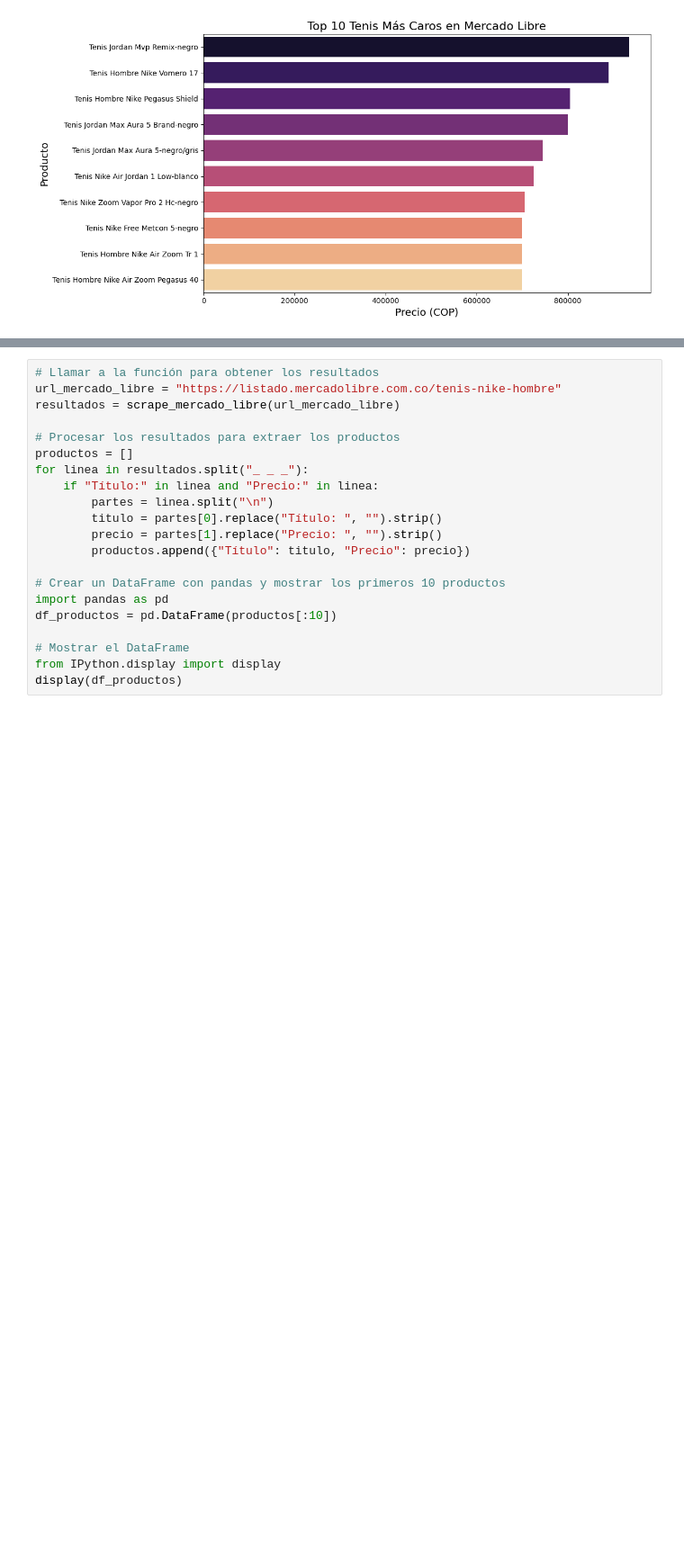
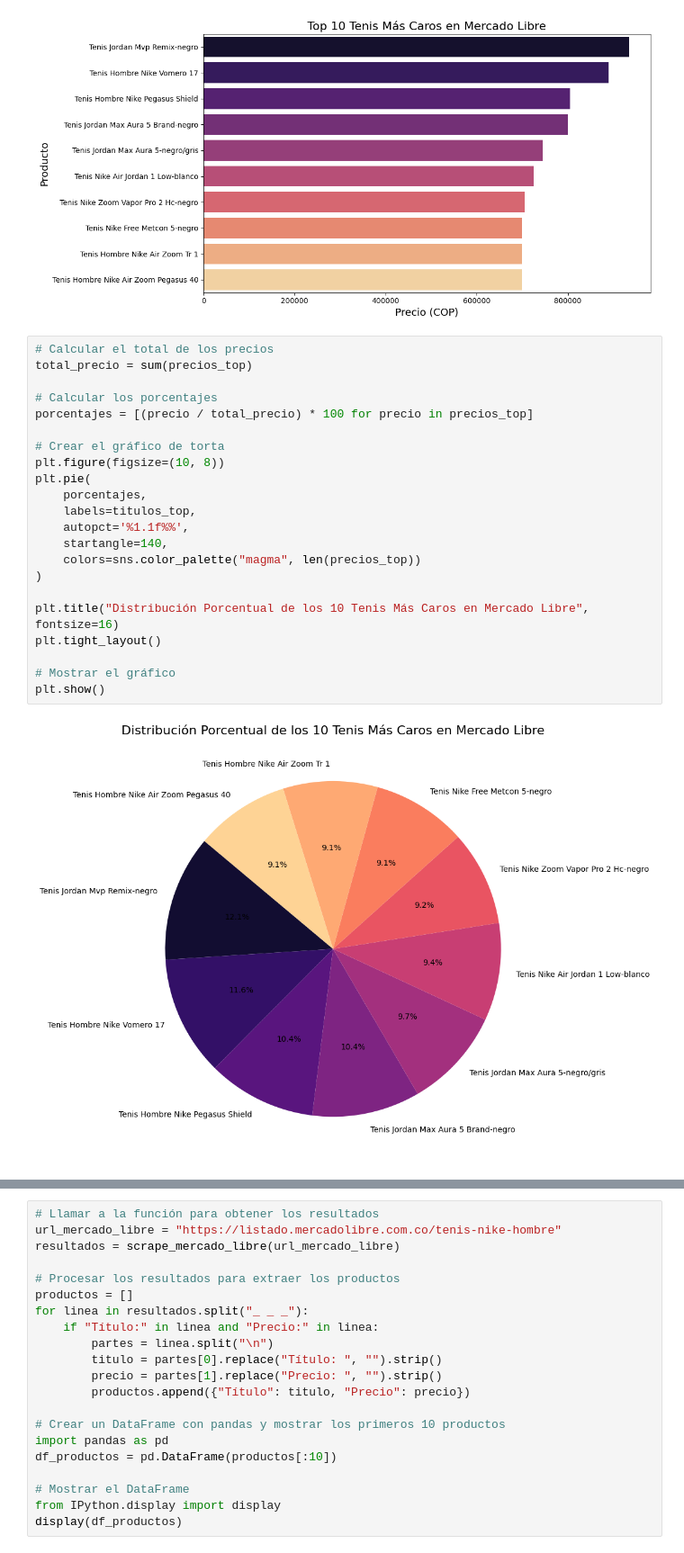
Before and after one commit to Franky-250/Actividad_analitica, a Jupyter notebook: Actividad_2.ipynb, the cells around one changed output, grey strips where cells are left out. Shown: that part at 90% size. Cells and saved outputs as stored; diff of their text form; blank space fills up the shorter version.

```diff
--- a/Actividad_2.ipynb
+++ b/Actividad_2.ipynb
@@ -300,3 +300,27 @@ Passing `palette` without assigning `hue` is deprecated and will be removed in v
 
   sns.barplot(x=precios_top, y=titulos_top, palette="magma")
 [figure]
+# %%
+# Calcular el total de los precios
+total_precio = sum(precios_top)
+
+# Calcular los porcentajes
+porcentajes = [(precio / total_precio) * 100 for precio in precios_top]
+
+# Crear el gráfico de torta
+plt.figure(figsize=(10, 8))
+plt.pie(
+    porcentajes,
+    labels=titulos_top,
+    autopct='%1.1f%%',
+    startangle=140,
+    colors=sns.color_palette("magma", len(precios_top))
+)
+
+plt.title("Distribución Porcentual de los 10 Tenis Más Caros en Mercado Libre", fontsize=16)
+plt.tight_layout()
+
+# Mostrar el gráfico
+plt.show()
+# %% [output]
+[figure, added]
```
Also changed, not shown: parts of 3 cells of this notebook.
